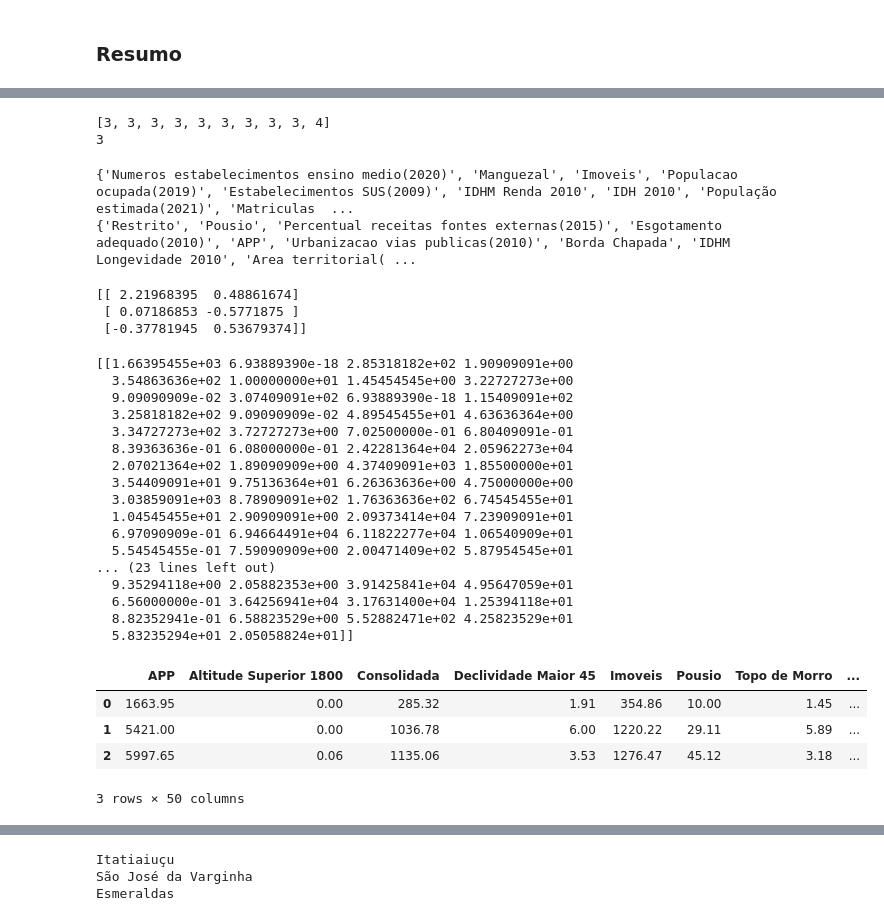
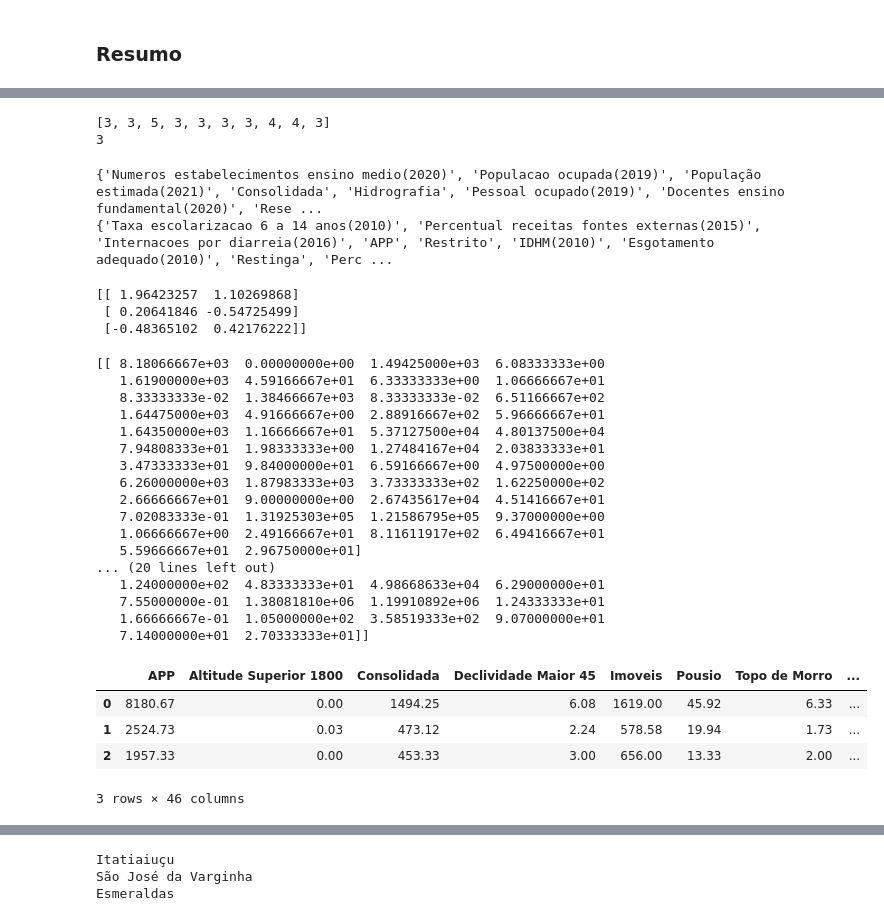
Before and after one commit to TavaresCarlos/TerrainIntelGIS, a Jupyter notebook: notebook/projeto-final.ipynb, the cells around one changed output, grey strips where cells are left out. Cells and saved outputs as stored; diff of their text form; code cells hidden in the pictures.

```diff
--- a/notebook/projeto-final.ipynb
+++ b/notebook/projeto-final.ipynb
@@ -31,8 +31,9 @@ data2 = pd.read_csv('IDH-cidades.csv')
 data3 = pd.read_csv('IBGE-municipios.csv')
 # %%
 #Merge dos datasets importados
-data = pd.merge(data1, data2, how='inner', on="Nome do Município")
-data = pd.merge(data, data3, how='inner', on="Nome do Município")
+#data = pd.merge(data1, data2, how='inner', on="Nome do Município")
+data = pd.merge(data1, data3, how='inner', on="Nome do Município")
+#data = pd.merge(data, data3, how='inner', on="Nome do Município")
 
 data.head()
 # %% [output]
@@ -135,7 +136,7 @@ val = define_K()
 print(val)
 print(st.mode(val))
 # %% [output]
-[3, 3, 3, 3, 3, 3, 3, 3, 3, 4]
+[3, 3, 5, 3, 3, 3, 3, 4, 4, 3]
 3
 # %%
 #TESTE
@@ -171,8 +172,8 @@ print(numericas_sel)
 numericas_sel = list(numericas_sel)
 numericas_rem = list(numericas_rem)
 # %% [output]
-{'Numeros estabelecimentos ensino medio(2020)', 'Manguezal', 'Imoveis', 'Populacao ocupada(2019)', 'Estabelecimentos SUS(2009)', 'IDHM Renda 2010', 'IDH 2010', 'População estimada(2021)', 'Matriculas  ...
-{'Restrito', 'Pousio', 'Percentual receitas fontes externas(2015)', 'Esgotamento adequado(2010)', 'APP', 'Urbanizacao vias publicas(2010)', 'Borda Chapada', 'IDHM Longevidade 2010', 'Area territorial( ...
+{'Numeros estabelecimentos ensino medio(2020)', 'Populacao ocupada(2019)', 'População estimada(2021)', 'Consolidada', 'Hidrografia', 'Pessoal ocupado(2019)', 'Docentes ensino fundamental(2020)', 'Rese ...
+{'Taxa escolarizacao 6 a 14 anos(2010)', 'Percentual receitas fontes externas(2015)', 'Internacoes por diarreia(2016)', 'APP', 'Restrito', 'IDHM(2010)', 'Esgotamento adequado(2010)', 'Restinga', 'Perc ...
 # %%
 #PCA = Reduzindo a dimensionalidade dos dados
 #OBS.: Reduzindo a dimensão, é perdido a informação dos valores dos dados
@@ -197,9 +198,9 @@ centroids = kmeans.cluster_centers_
 #print(cluster)
 print(centroids)
 # %% [output]
-[[ 2.21968395  0.48861674]
- [ 0.07186853 -0.5771875 ]
- [-0.37781945  0.53679374]]
+[[ 1.96423257  1.10269868]
+ [ 0.20641846 -0.54725499]
+ [-0.48365102  0.42176222]]
 # %%
 #Algoritmo KMeans sem uso do PCA
 #Importância: Pegar os valores dos dados dos centroides dos agrupomentos
@@ -217,38 +218,39 @@ valor_referencia_centroide = min_max.inverse_transform(centroide_dado_bruto)
 
 print(valor_referencia_centroide)
 # %% [output]
-[[1.66395455e+03 6.93889390e-18 2.85318182e+02 1.90909091e+00
-  3.54863636e+02 1.00000000e+01 1.45454545e+00 3.22727273e+00
-  9.09090909e-02 3.07409091e+02 6.93889390e-18 1.15409091e+02
-  3.25818182e+02 9.09090909e-02 4.89545455e+01 4.63636364e+00
-  3.34727273e+02 3.72727273e+00 7.02500000e-01 6.80409091e-01
-  8.39363636e-01 6.08000000e-01 2.42281364e+04 2.05962273e+04
-  2.07021364e+02 1.89090909e+00 4.37409091e+03 1.85500000e+01
-  3.54409091e+01 9.75136364e+01 6.26363636e+00 4.75000000e+00
-  3.03859091e+03 8.78909091e+02 1.76363636e+02 6.74545455e+01
-  1.04545455e+01 2.90909091e+00 2.09373414e+04 7.23909091e+01
-  6.97090909e-01 6.94664491e+04 6.11822277e+04 1.06540909e+01
-  5.54545455e-01 7.59090909e+00 2.00471409e+02 5.87954545e+01
-... (23 lines left out)
-  9.35294118e+00 2.05882353e+00 3.91425841e+04 4.95647059e+01
-  6.56000000e-01 3.64256941e+04 3.17631400e+04 1.25394118e+01
-  8.82352941e-01 6.58823529e+00 5.52882471e+02 4.25823529e+01
-  5.83235294e+01 2.05058824e+01]]
+[[ 8.18066667e+03  0.00000000e+00  1.49425000e+03  6.08333333e+00
+   1.61900000e+03  4.59166667e+01  6.33333333e+00  1.06666667e+01
+   8.33333333e-02  1.38466667e+03  8.33333333e-02  6.51166667e+02
+   1.64475000e+03  4.91666667e+00  2.88916667e+02  5.96666667e+01
+   1.64350000e+03  1.16666667e+01  5.37127500e+04  4.80137500e+04
+   7.94808333e+01  1.98333333e+00  1.27484167e+04  2.03833333e+01
+   3.47333333e+01  9.84000000e+01  6.59166667e+00  4.97500000e+00
+   6.26000000e+03  1.87983333e+03  3.73333333e+02  1.62250000e+02
+   2.66666667e+01  9.00000000e+00  2.67435617e+04  4.51416667e+01
+   7.02083333e-01  1.31925303e+05  1.21586795e+05  9.37000000e+00
+   1.06666667e+00  2.49166667e+01  8.11611917e+02  6.49416667e+01
+   5.59666667e+01  2.96750000e+01]
+... (20 lines left out)
+   1.24000000e+02  4.83333333e+01  4.98668633e+04  6.29000000e+01
+   7.55000000e-01  1.38081810e+06  1.19910892e+06  1.24333333e+01
+   1.66666667e-01  1.05000000e+02  3.58519333e+02  9.07000000e+01
+   7.14000000e+01  2.70333333e+01]]
 # %%
 #Criando dataframe com os valores dos centroides para visualização dos valores
 
 #IMPORTANTE: Algo inovador da minha metodologia
+atributos = df.columns
 
-atributos = df.columns
 #Dataframe sem normalização
 d = pd.DataFrame(np.round(valor_referencia_centroide, 2), columns=atributos)
 display(d)
+d.to_csv('teste.csv')
 # %% [output]
 |  | APP | Altitude Superior 1800 | Consolidada | Declividade Maior 45 | Imoveis | Pousio | Topo de Morro | ... |
-| 0 | 1663.95 | 0.00 | 285.32 | 1.91 | 354.86 | 10.00 | 1.45 | ... |
-| 1 | 5421.00 | 0.00 | 1036.78 | 6.00 | 1220.22 | 29.11 | 5.89 | ... |
-| 2 | 5997.65 | 0.06 | 1135.06 | 3.53 | 1276.47 | 45.12 | 3.18 | ... |
+| 0 | 8180.67 | 0.00 | 1494.25 | 6.08 | 1619.00 | 45.92 | 6.33 | ... |
+| 1 | 2524.73 | 0.03 | 473.12 | 2.24 | 578.58 | 19.94 | 1.73 | ... |
+| 2 | 1957.33 | 0.00 | 453.33 | 3.00 | 656.00 | 13.33 | 2.00 | ... |
-3 rows × 50 columns
+3 rows × 46 columns
 # %%
 #Heatmap do dataframe dos centroides
 
```
Also changed, not shown: parts of 8 cells of this notebook, 6 other files.
